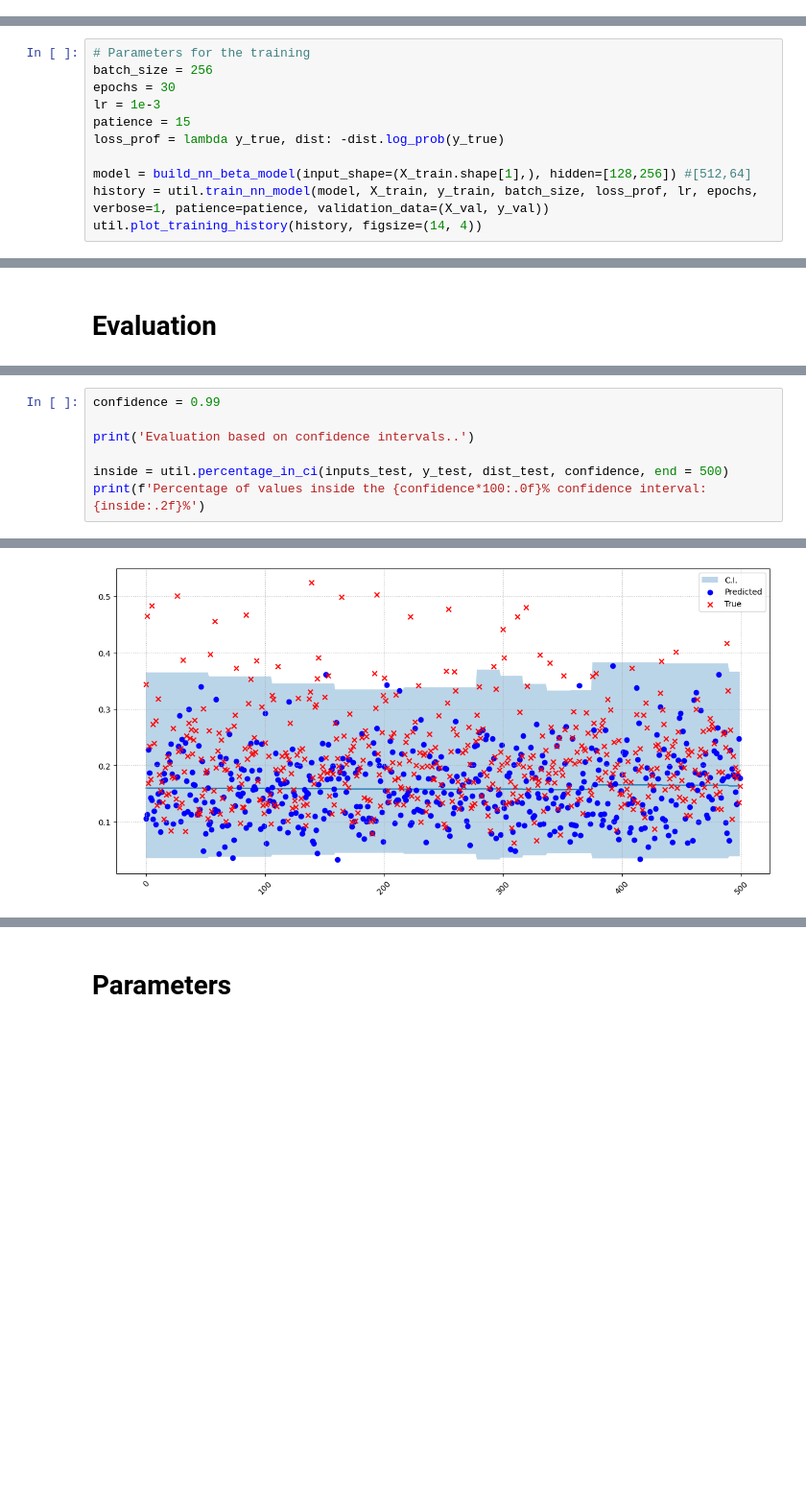
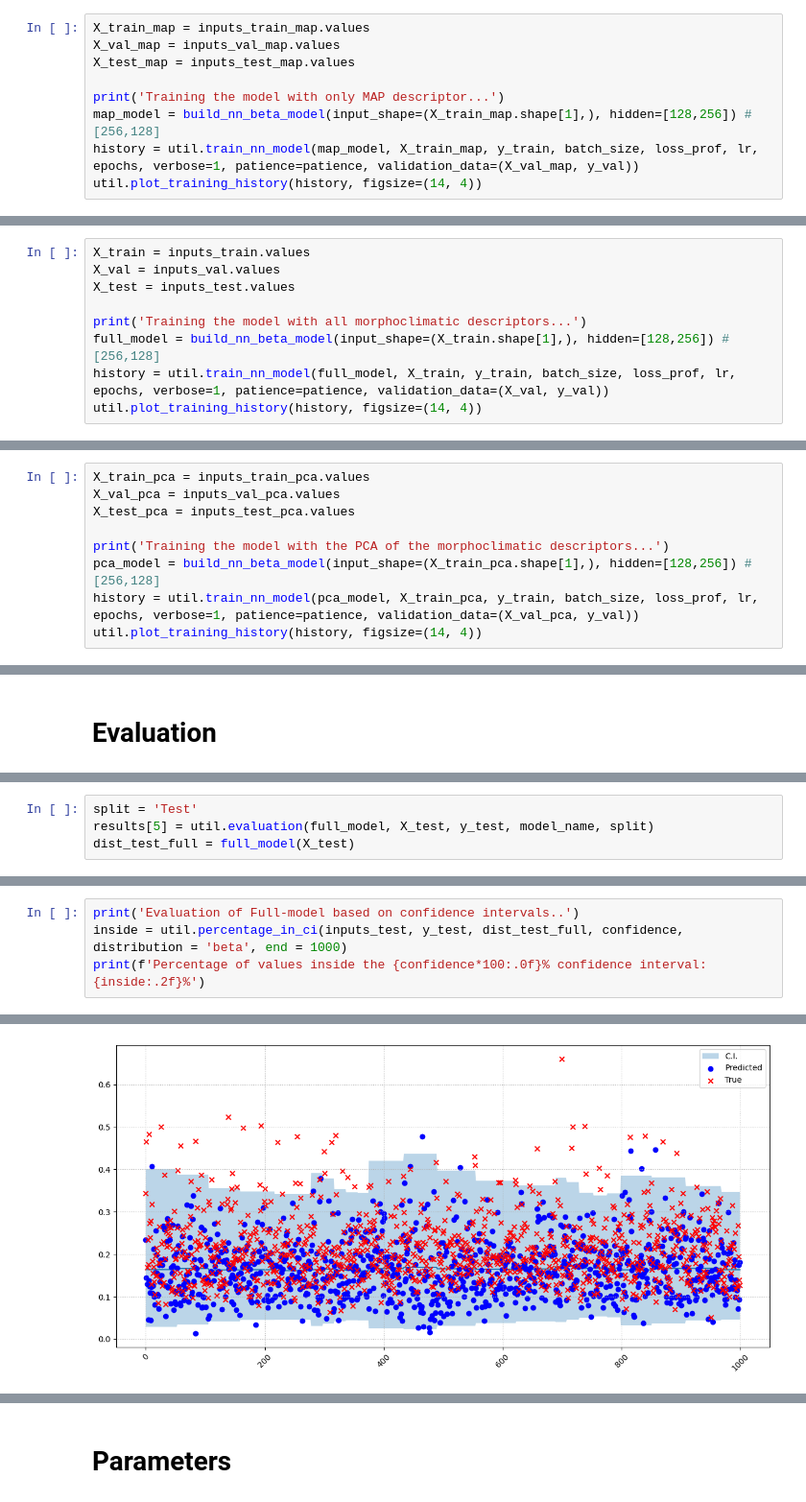
Before and after one commit to oshodiS/Rainfall-BetaEstimation, a Jupyter notebook: Rainfall BETA.ipynb, the cells around one changed output, grey strips where cells are left out. Shown at 96% size. Drawn from its saved outputs; the diff is of its cells as text; blank space fills up the shorter version.

```diff
--- a/Rainfall BETA.ipynb
+++ b/Rainfall BETA.ipynb
@@ -459,0 +532,9 @@ y_test = outputs_test.values
+# %%
+X_train_map = inputs_train_map.values
+X_val_map = inputs_val_map.values
+X_test_map = inputs_test_map.values
+
+print('Training the model with only MAP descriptor...')
+map_model = build_nn_beta_model(input_shape=(X_train_map.shape[1],), hidden=[128,256]) #[256,128]
+history = util.train_nn_model(map_model, X_train_map, y_train, batch_size, loss_prof, lr, epochs, verbose=1, patience=patience, validation_data=(X_val_map, y_val))
+util.plot_training_history(history, figsize=(14, 4))
@@ -460,12 +563,10 @@ y_test = outputs_test.values
 # %%
-# Parameters for the training
-batch_size = 256
-epochs = 30
-lr = 1e-3
-patience = 15
-loss_prof = lambda y_true, dist: -dist.log_prob(y_true)
+X_train = inputs_train.values
+X_val = inputs_val.values
+X_test = inputs_test.values
 
-model = build_nn_beta_model(input_shape=(X_train.shape[1],), hidden=[128,256]) #[512,64]
-history = util.train_nn_model(model, X_train, y_train, batch_size, loss_prof, lr, epochs, verbose=1, patience=patience, validation_data=(X_val, y_val))
+print('Training the model with all morphoclimatic descriptors...')
+full_model = build_nn_beta_model(input_shape=(X_train.shape[1],), hidden=[128,256]) #[256,128]
+history = util.train_nn_model(full_model, X_train, y_train, batch_size, loss_prof, lr, epochs, verbose=1, patience=patience, validation_data=(X_val, y_val))
 util.plot_training_history(history, figsize=(14, 4))
 # %% [output]
@@ -490,0 +594,9 @@ Final loss: -1.4962 (training), -0.9223 (validation)
+# %%
+X_train_pca = inputs_train_pca.values
+X_val_pca = inputs_val_pca.values
+X_test_pca = inputs_test_pca.values
+
+print('Training the model with the PCA of the morphoclimatic descriptors...')
+pca_model = build_nn_beta_model(input_shape=(X_train_pca.shape[1],), hidden=[128,256]) #[256,128]
+history = util.train_nn_model(pca_model, X_train_pca, y_train, batch_size, loss_prof, lr, epochs, verbose=1, patience=patience, validation_data=(X_val_pca, y_val))
+util.plot_training_history(history, figsize=(14, 4))
@@ -506,0 +670,4 @@ KS statistics: 0.04
+# %%
+split = 'Test'
+results[5] = util.evaluation(full_model, X_test, y_test, model_name, split)
+dist_test_full = full_model(X_test)
@@ -542,8 +729,5 @@ display(results)
 # %%
-confidence = 0.99
-
-print('Evaluation based on confidence intervals..')
-
-inside = util.percentage_in_ci(inputs_test, y_test, dist_test, confidence, end = 500)
+print('Evaluation of Full-model based on confidence intervals..')
+inside = util.percentage_in_ci(inputs_test, y_test, dist_test_full, confidence, distribution = 'beta', end = 1000)
 print(f'Percentage of values inside the {confidence*100:.0f}% confidence interval: {inside:.2f}%')
 # %% [output]
@@ -551 +735 @@ Evaluation based on confidence intervals..
-[figure, old version]
+[figure, new version]
```
Also changed, not shown: parts of 52 cells of this notebook, 4 other files.
